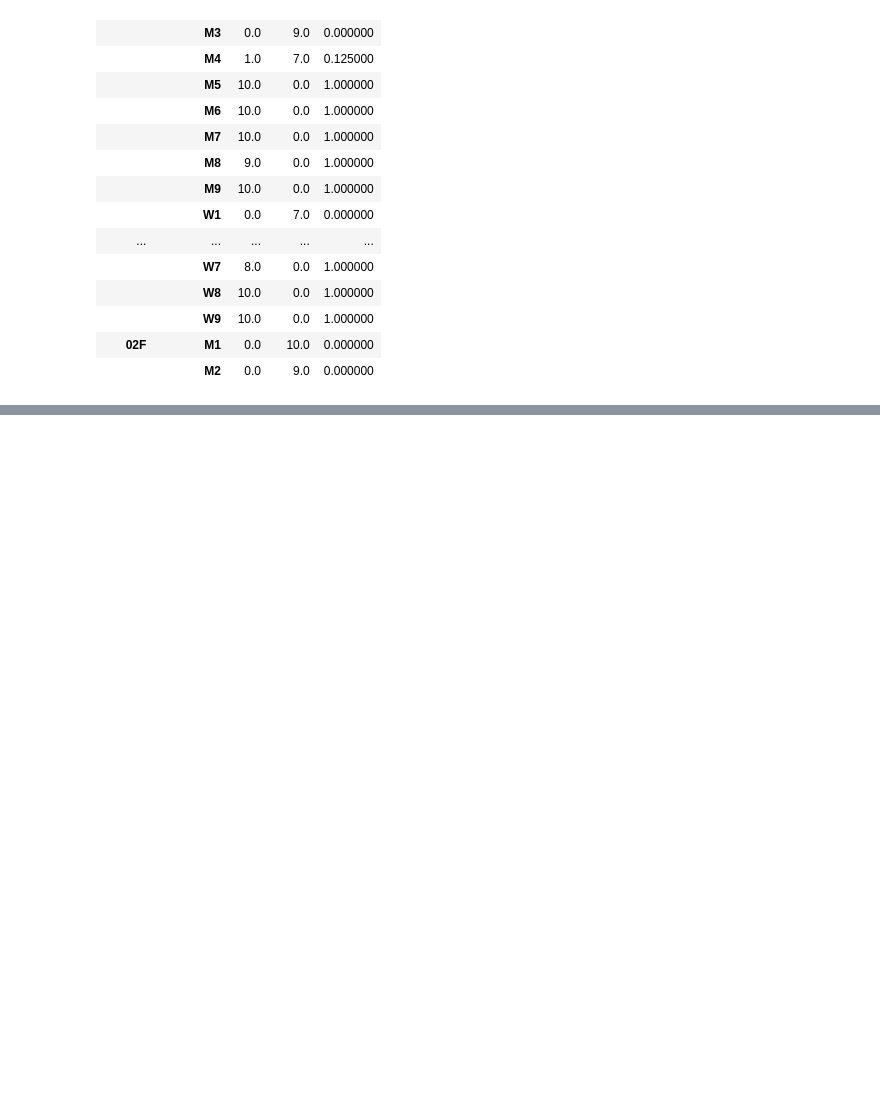
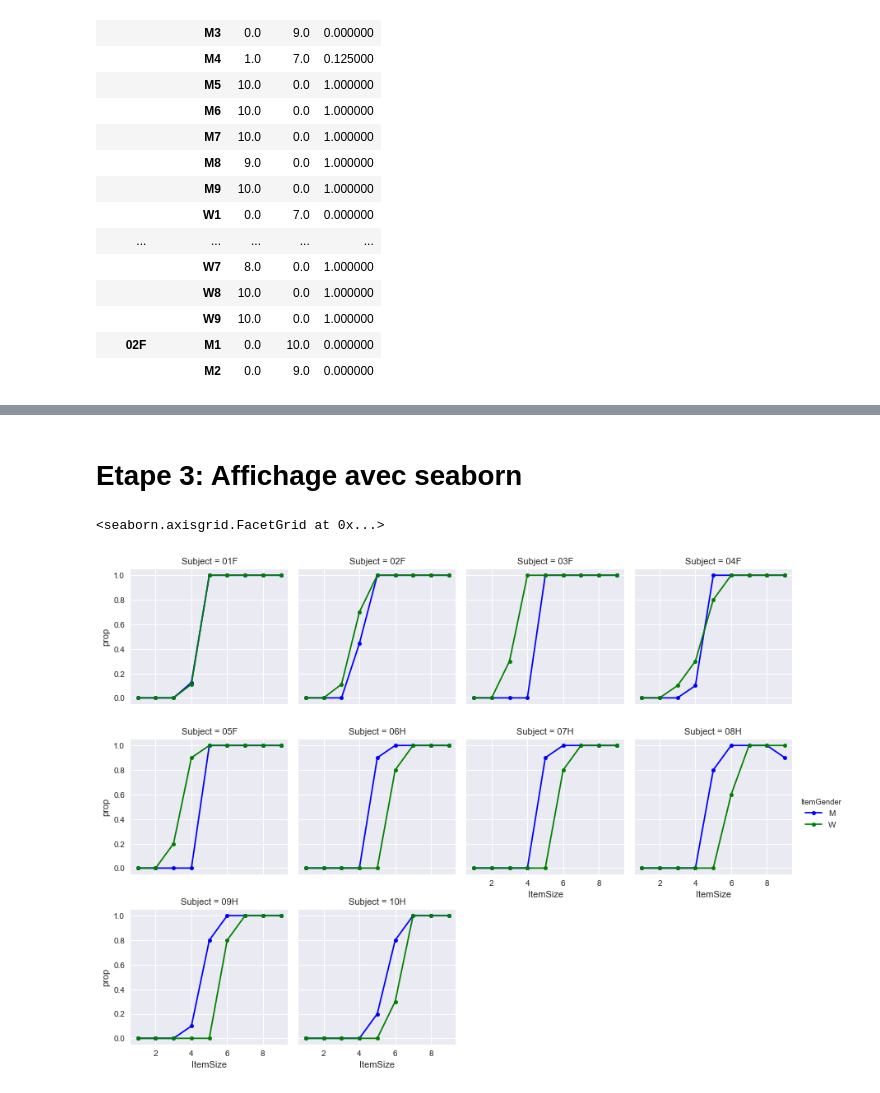
Before and after one commit to Lx37/formation_python_nsco_2017, a Jupyter notebook: NB_sans_reponses/exo_final.ipynb, the cells around one changed output, grey strips where cells are left out. Drawn from its saved outputs; the diff is of its cells as text; code cells hidden in the pictures; blank space fills up the shorter version.

Commit message:
Etape 3

```diff
--- a/NB_sans_reponses/exo_final.ipynb
+++ b/NB_sans_reponses/exo_final.ipynb
@@ -270,0 +290,11 @@ evaluations
+# %% [markdown]
+# Etape 3: Affichage avec seaborn
+# %%
+colors_item_gender = {'M':'blue', 'W':'green'}
+grid = sns.FacetGrid(data=evaluations, col="Subject",
+                hue="ItemGender", col_wrap=4, palette=colors_item_gender)
+grid.map(plt.plot, "ItemSize", "prop", marker="o", ms=5)
+grid.add_legend()
+# %% [output]
+<seaborn.axisgrid.FacetGrid at 0x...>
+[figure, added]
```
Also changed, not shown: parts of 1 cell of this notebook.
